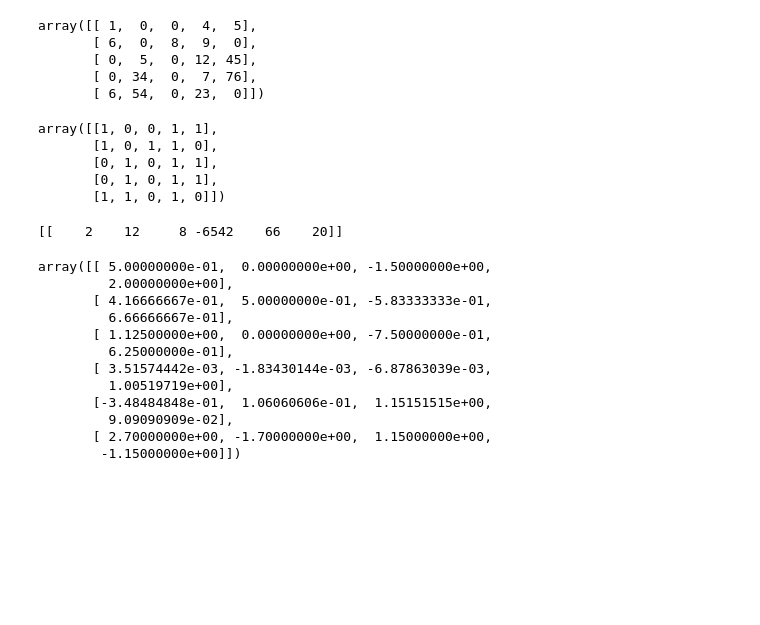
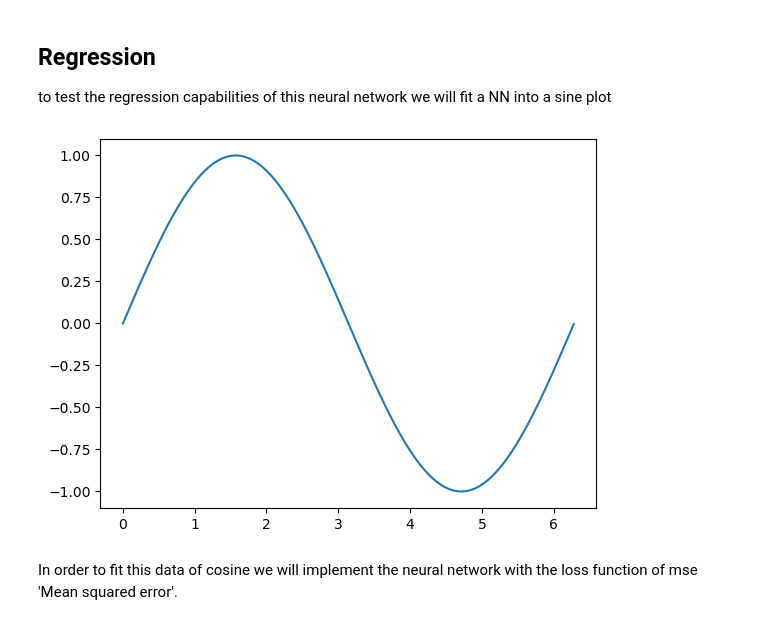
Before and after one commit to sayak2103/Neuwork, a Jupyter notebook: test.ipynb, the cells around one changed output. Drawn from its saved outputs; the diff is of its cells as text; code cells hidden in the pictures; blank space fills up the shorter version.

Commit message:
regression test

```diff
--- a/test.ipynb
+++ b/test.ipynb
@@ -147,42 +7,13 @@ array([[    1,     0,    -3,     4],
-# %%
-func = lambda x : max(0,x)
-f = np.vectorize(func)
-X_new = f(X)
-X_new
-# %% [output]
-array([[ 1,  0,  0,  4,  5],
-       [ 6,  0,  8,  9,  0],
-       [ 0,  5,  0, 12, 45],
-       [ 0, 34,  0,  7, 76],
-       [ 6, 54,  0, 23,  0]])
-# %%
-relu_diff = lambda x : 1 if x>0 else 0
-relu_diff = np.vectorize(relu_diff)
-relu_diff(X)
-# %% [output]
-array([[1, 0, 0, 1, 1],
-       [1, 0, 1, 1, 0],
-       [0, 1, 0, 1, 1],
-       [0, 1, 0, 1, 1],
-       [1, 1, 0, 1, 0]])
-# %%
-g_z = X
-s = np.array(np.sum(g_z,axis=1),ndmin=2)
-print(s)
-print('\n')
-g_z = g_z/s.T
-g_z
-# %% [output]
-[[    2    12     8 -6542    66    20]]
-array([[ 5.00000000e-01,  0.00000000e+00, -1.50000000e+00,
-         2.00000000e+00],
-       [ 4.16666667e-01,  5.00000000e-01, -5.83333333e-01,
-         6.66666667e-01],
-       [ 1.12500000e+00,  0.00000000e+00, -7.50000000e-01,
-         6.25000000e-01],
-       [ 3.51574442e-03, -1.83430144e-03, -6.87863039e-03,
-         1.00519719e+00],
-       [-3.48484848e-01,  1.06060606e-01,  1.15151515e+00,
-         9.09090909e-02],
-       [ 2.70000000e+00, -1.70000000e+00,  1.15000000e+00,
-        -1.15000000e+00]])
+# %% [markdown]
+## Regression
+to test the regression capabilities of this neural network we will fit a NN into a sine plot
+# %%
+sin_x = np.array(np.linspace(0,6.28,10000,dtype=float),ndmin=2).T
+sin_y = np.array(np.sin(cos_x),ndmin=2)
+# %%
+plt.plot(sin_x, sin_y)
+plt.show()
+# %% [output]
+[figure, added]
+# %% [markdown]
+In order to fit this data of cosine we will implement the neural network with the loss function of mse 'Mean squared error'.
```
Also changed, not shown: parts of 13 cells of this notebook, 3 other files.
